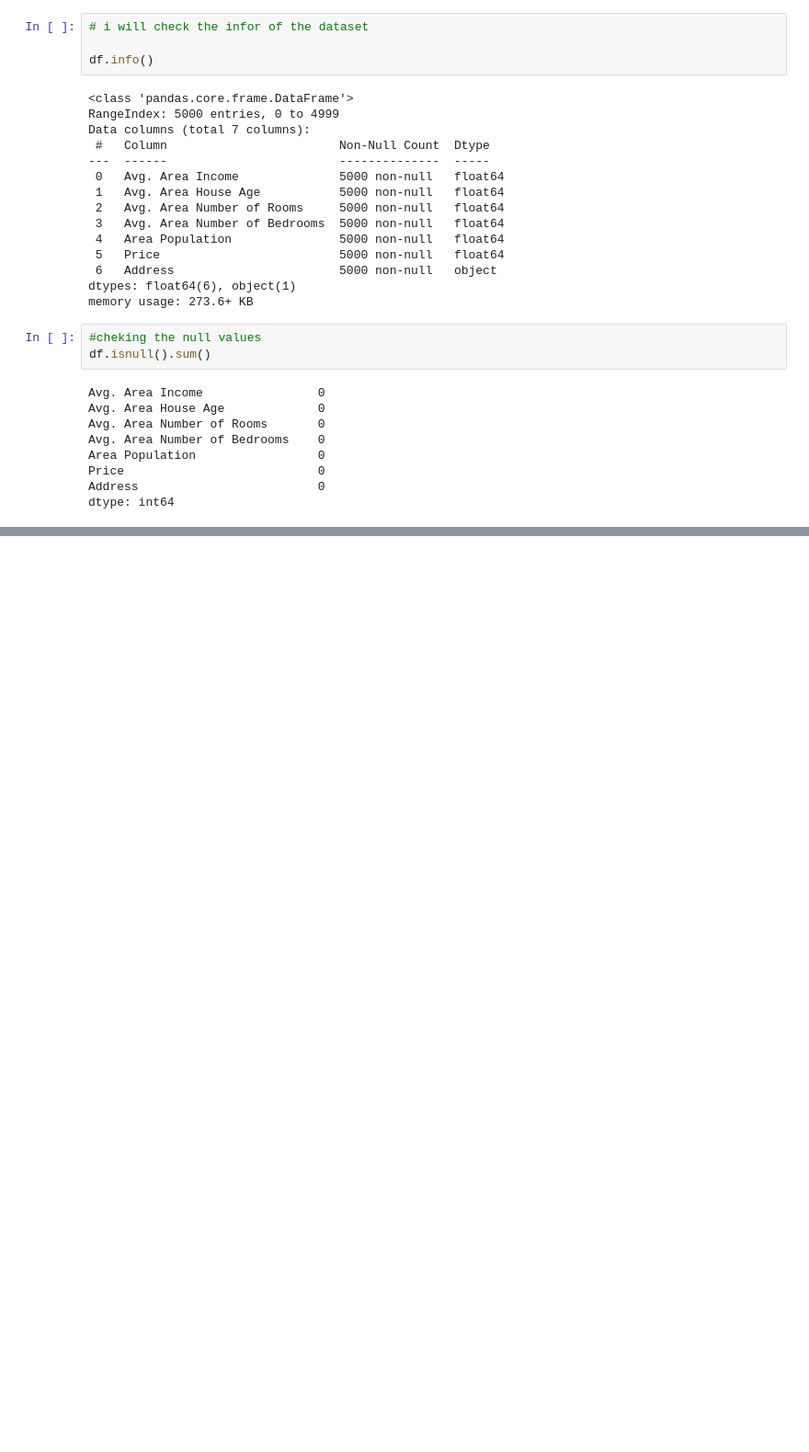
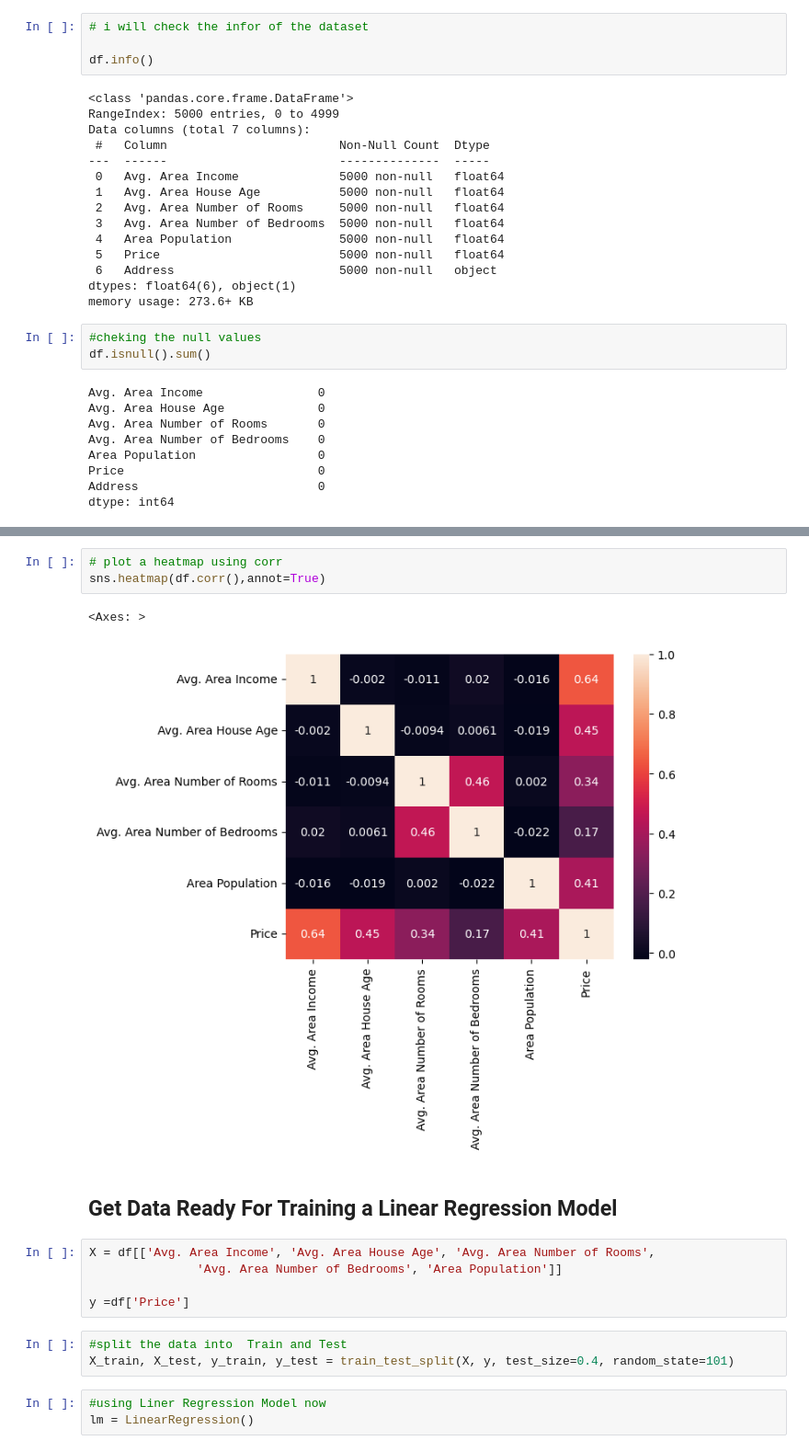
Before and after one commit to CodeBall-Pitch/Fake-news-detection, a Jupyter notebook: house_price_prediction/house_prediction.ipynb, the cells around one changed output, grey strips where cells are left out. Shown at 92% size. Cells and saved outputs as stored; diff of their text form; blank space fills up the shorter version.

Commit message:
made a machine learning model

```diff
--- a/house_price_prediction/house_prediction.ipynb
+++ b/house_price_prediction/house_prediction.ipynb
@@ -68,0 +79,19 @@ sns.pairplot(df)
+# %%
+# plot a heatmap using corr
+sns.heatmap(df.corr(),annot=True)
+# %% [output]
+<Axes: >
+[figure, added]
+# %% [markdown]
+## Get Data Ready For Training a Linear Regression Model
+# %%
+X = df[['Avg. Area Income', 'Avg. Area House Age', 'Avg. Area Number of Rooms',
+               'Avg. Area Number of Bedrooms', 'Area Population']]
+
+y =df['Price']
+# %%
+#split the data into  Train and Test
+X_train, X_test, y_train, y_test = train_test_split(X, y, test_size=0.4, random_state=101)
+# %%
+#using Liner Regression Model now
+lm = LinearRegression()
```
Also changed, not shown: parts of 11 cells of this notebook.
